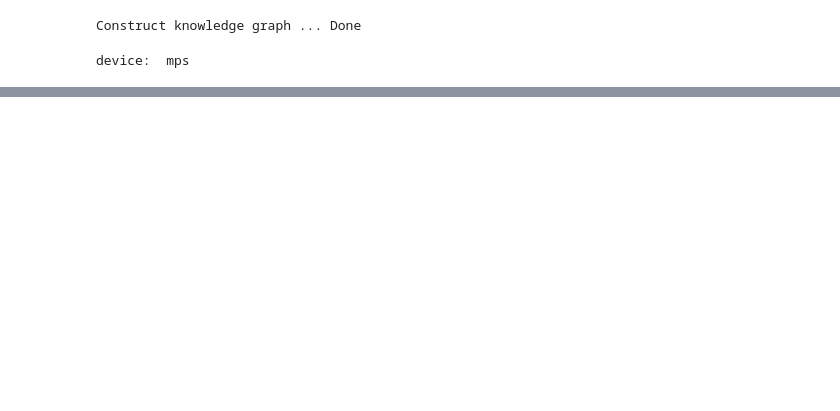
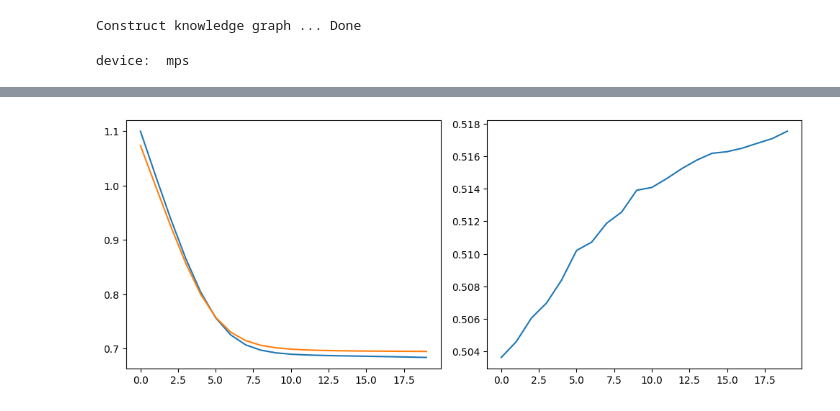
Before and after one commit to PUZ-Z/KGCN, a Jupyter notebook: test.ipynb, the cells around one changed output, grey strips where cells are left out. Drawn from its saved outputs; the diff is of its cells as text; code cells hidden in the pictures; blank space fills up the shorter version.

```diff
--- a/test.ipynb
+++ b/test.ipynb
@@ -315,9 +330,9 @@ parser = argparse.ArgumentParser()
 parser.add_argument('--aggregator', type=str, default='sum', help='which aggregator to use')
 parser.add_argument('--n_epochs', type=int, default=20, help='the number of epochs')
 parser.add_argument('--neighbor_sample_size', type=int, default=8, help='the number of neighbors to be sampled')
-parser.add_argument('--dim', type=int, default=32, help='dimension of user and entity embeddings')
-parser.add_argument('--n_iter', type=int, default=2, help='number of iterations when computing entity representation')
-parser.add_argument('--batch_size', type=int, default=512, help='batch size')
+parser.add_argument('--dim', type=int, default=16, help='dimension of user and entity embeddings')
+parser.add_argument('--n_iter', type=int, default=1, help='number of iterations when computing entity representation')
+parser.add_argument('--batch_size', type=int, default=256, help='batch size')
 parser.add_argument('--l2_weight', type=float, default=1e-4, help='weight of l2 regularization')
 parser.add_argument('--lr', type=float, default=5e-4, help='learning rate')
 parser.add_argument('--ratio', type=float, default=0.8, help='size of training dataset')
@@ -393,0 +425,10 @@ RuntimeError: The size of tensor a (8) must match the size of tensor b (4096) at
+# %%
+# plot losses / scores
+fig, (ax1,ax2) = plt.subplots(1,2, figsize=(10,4))  # 1 row, 2 columns
+ax1.plot(loss_list)
+ax1.plot(test_loss_list)
+ax2.plot(auc_score_list)
+
+plt.tight_layout()
+# %% [output]
+[figure, added]
```
Also changed, not shown: parts of 6 cells of this notebook, 1 other file.
